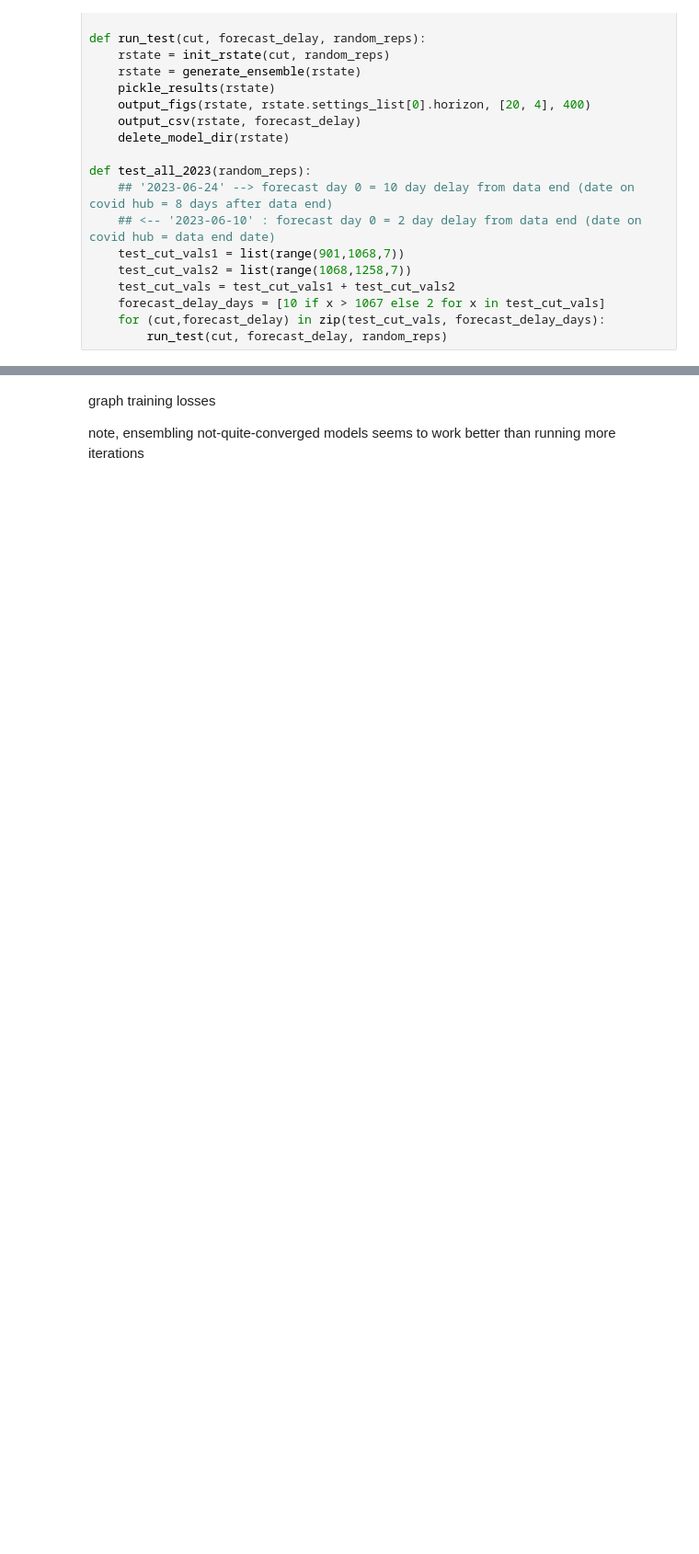
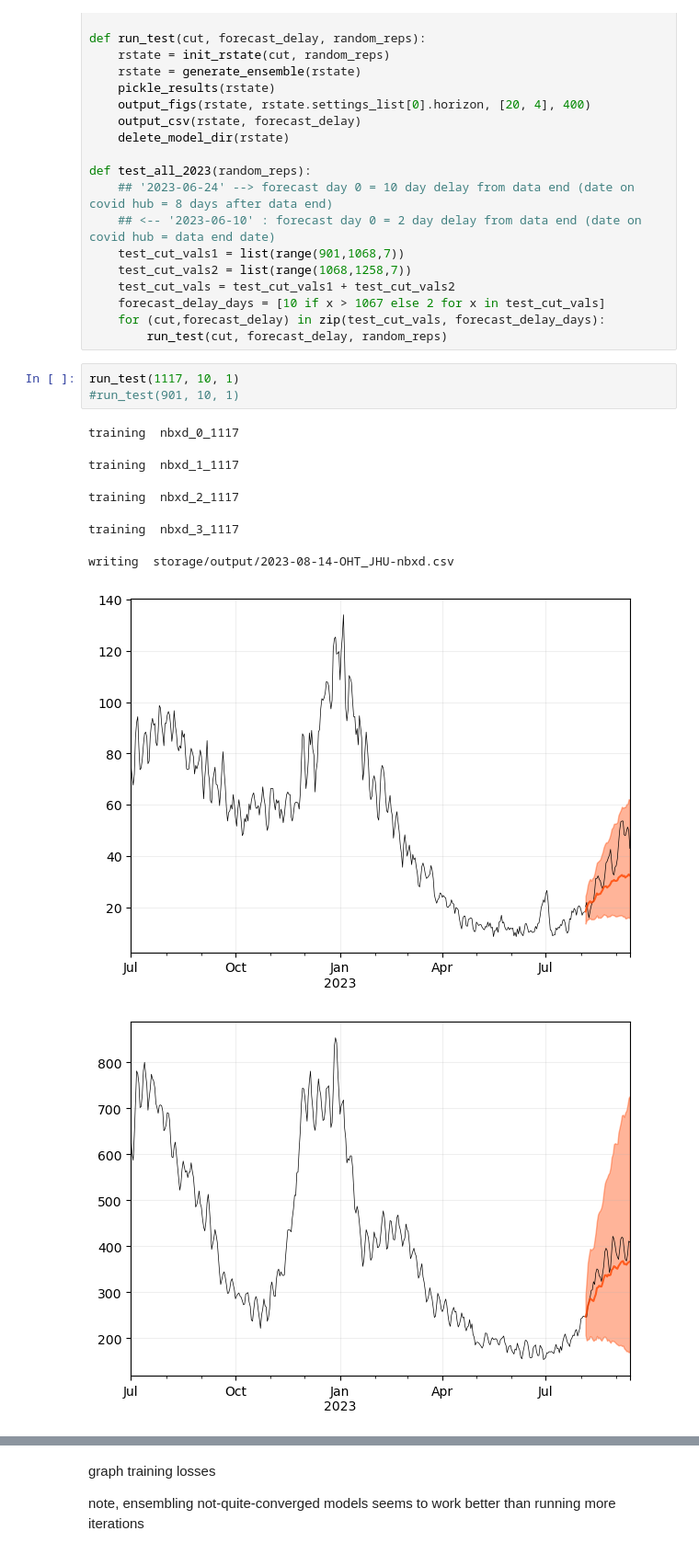
Before and after one commit to CDDEP-DC/nbeats-xd, a Jupyter notebook: example.ipynb, the cells around one changed output, grey strips where cells are left out. Shown at 92% size. Saved outputs shown, nothing was run; the diff lists cells and outputs as text; blank space fills up the shorter version.

```diff
--- a/example.ipynb
+++ b/example.ipynb
@@ -342,3 +343,14 @@ def test_all_2023(random_reps):
     forecast_delay_days = [10 if x > 1067 else 2 for x in test_cut_vals]
     for (cut,forecast_delay) in zip(test_cut_vals, forecast_delay_days):
         run_test(cut, forecast_delay, random_reps)
+# %%
+run_test(1117, 10, 1)
+#run_test(901, 10, 1)
+# %% [output]
+training  nbxd_0_1117
+training  nbxd_1_1117
+training  nbxd_2_1117
+training  nbxd_3_1117
+writing  storage/output/2023-08-14-OHT_JHU-nbxd.csv
+[figure, added]
+[figure, added]
```
Also changed, not shown: parts of 12 cells of this notebook, 6 other files.
